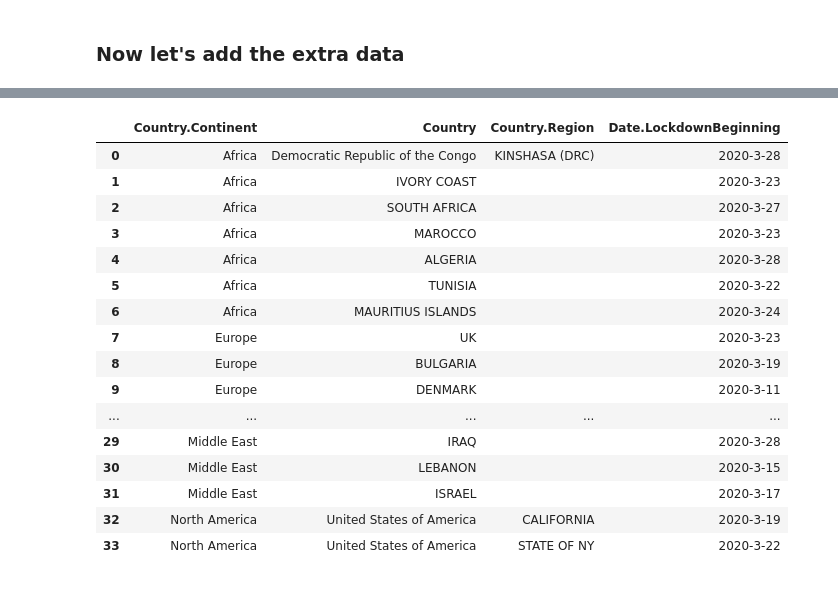
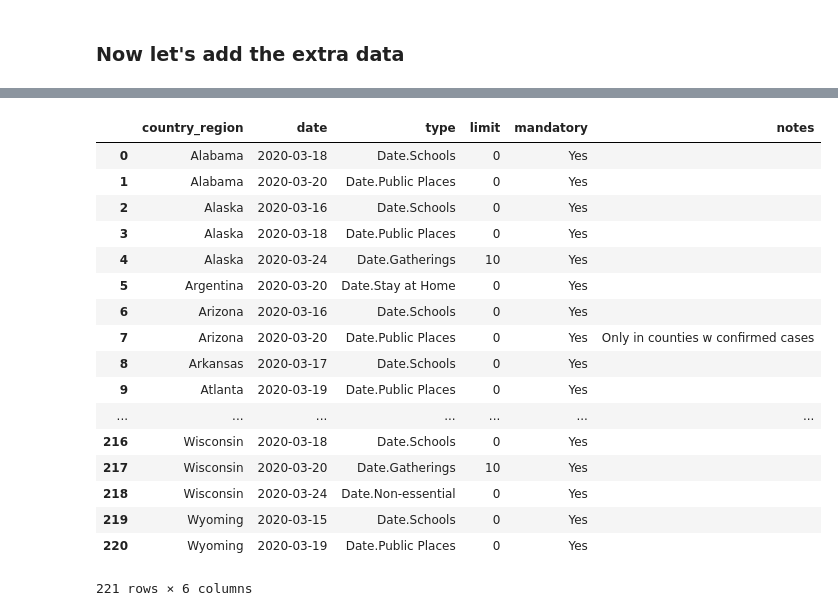
Before and after one commit to TheoVerhelst/ulb-mlg-time-series-impact, a Jupyter notebook: DataProcessingPython.ipynb, the cells around one changed output, grey strips where cells are left out. Cells and saved outputs as stored; diff of their text form; code cells hidden in the pictures.

```diff
--- a/DataProcessingPython.ipynb
+++ b/DataProcessingPython.ipynb
@@ -107,20 +115,0 @@ df = df.append({'Country.Continent':'Europe',
-# %%
-lockdown_data
-# %% [output]
-|  | Country.Continent | Country | Country.Region | Date.LockdownBeginning |
-| 0 | Africa | Democratic Republic of the Congo | KINSHASA (DRC) | 2020-3-28 |
-| 1 | Africa | IVORY COAST |  | 2020-3-23 |
-| 2 | Africa | SOUTH AFRICA |  | 2020-3-27 |
-| 3 | Africa | MAROCCO |  | 2020-3-23 |
-| 4 | Africa | ALGERIA |  | 2020-3-28 |
-| 5 | Africa | TUNISIA |  | 2020-3-22 |
-| 6 | Africa | MAURITIUS ISLANDS |  | 2020-3-24 |
-| 7 | Europe | UK |  | 2020-3-23 |
-| 8 | Europe | BULGARIA |  | 2020-3-19 |
-| 9 | Europe | DENMARK |  | 2020-3-11 |
-| ... | ... | ... | ... | ... |
-| 29 | Middle East | IRAQ |  | 2020-3-28 |
-| 30 | Middle East | LEBANON |  | 2020-3-15 |
-| 31 | Middle East | ISRAEL |  | 2020-3-17 |
-| 32 | North America | United States of America | CALIFORNIA | 2020-3-19 |
-| 33 | North America | United States of America | STATE OF NY | 2020-3-22 |
@@ -126,0 +118,21 @@ lockdown_data
+# %%
+restrictions_df
+# %% [output]
+|  | country_region | date | type | limit | mandatory | notes |
+| 0 | Alabama | 2020-03-18 | Date.Schools | 0 | Yes |  |
+| 1 | Alabama | 2020-03-20 | Date.Public Places | 0 | Yes |  |
+| 2 | Alaska | 2020-03-16 | Date.Schools | 0 | Yes |  |
+| 3 | Alaska | 2020-03-18 | Date.Public Places | 0 | Yes |  |
+| 4 | Alaska | 2020-03-24 | Date.Gatherings | 10 | Yes |  |
+| 5 | Argentina | 2020-03-20 | Date.Stay at Home | 0 | Yes |  |
+| 6 | Arizona | 2020-03-16 | Date.Schools | 0 | Yes |  |
+| 7 | Arizona | 2020-03-20 | Date.Public Places | 0 | Yes | Only in counties w confirmed cases |
+| 8 | Arkansas | 2020-03-17 | Date.Schools | 0 | Yes |  |
+| 9 | Atlanta | 2020-03-19 | Date.Public Places | 0 | Yes |  |
+| ... | ... | ... | ... | ... | ... | ... |
+| 216 | Wisconsin | 2020-03-18 | Date.Schools | 0 | Yes |  |
+| 217 | Wisconsin | 2020-03-20 | Date.Gatherings | 10 | Yes |  |
+| 218 | Wisconsin | 2020-03-24 | Date.Non-essential | 0 | Yes |  |
+| 219 | Wyoming | 2020-03-15 | Date.Schools | 0 | Yes |  |
+| 220 | Wyoming | 2020-03-19 | Date.Public Places | 0 | Yes |  |
+221 rows × 6 columns
```
Also changed, not shown: parts of 14 cells of this notebook, 4 other files.
